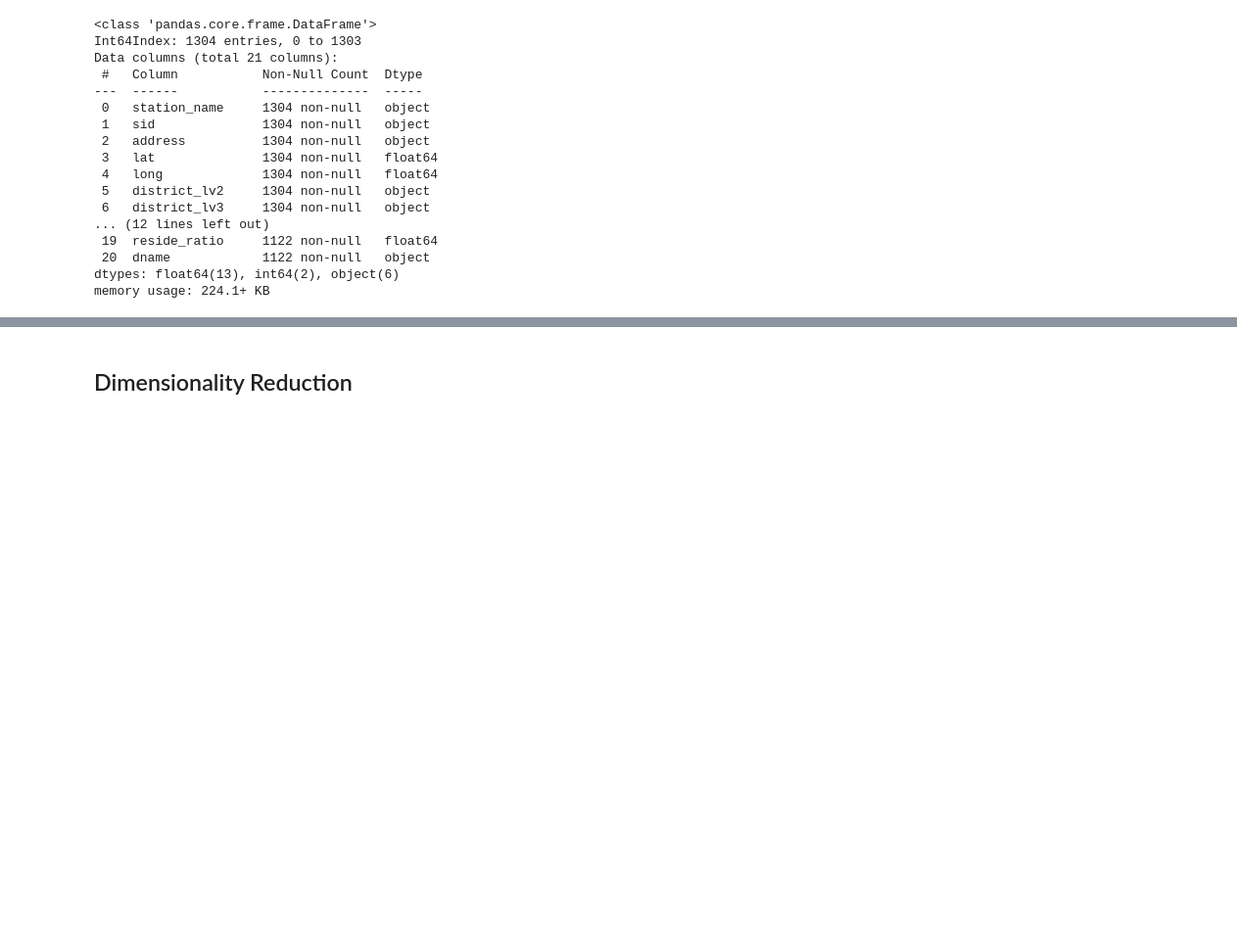
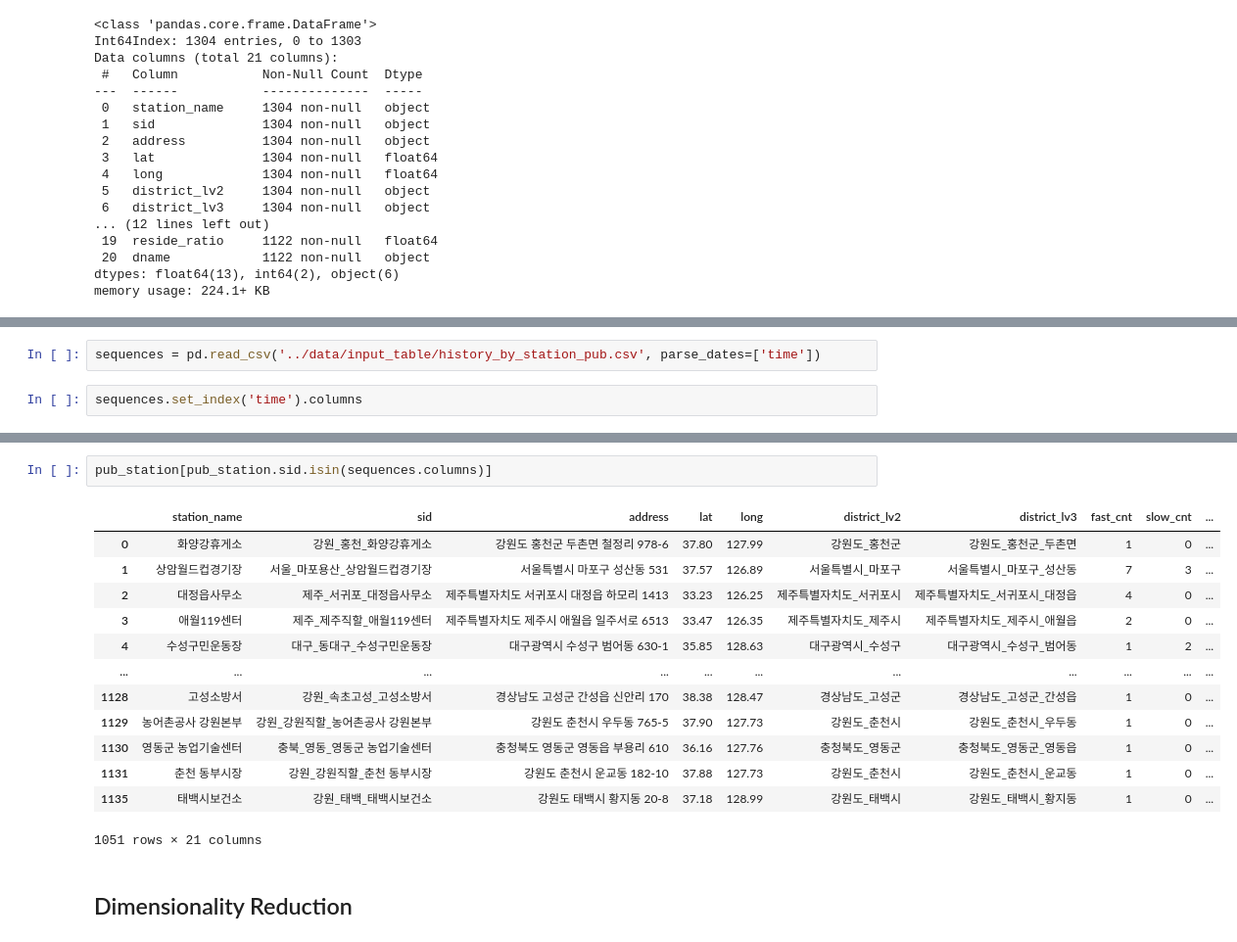
Before and after one commit to easttuna/ev-charger-occupancy-prediction, a Jupyter notebook: notebooks/attribute_addition_save.ipynb, the cells around one changed output, grey strips where cells are left out. Shown: that part at 98% size. Cells and saved outputs as stored; diff of their text form; blank space fills up the shorter version.

```diff
--- a/notebooks/attribute_addition.ipynb
+++ b/notebooks/attribute_addition_save.ipynb
@@ -310,0 +313,4 @@ memory usage: 224.1+ KB
+# %%
+sequences = pd.read_csv('../data/input_table/history_by_station_pub.csv', parse_dates=['time'])
+# %%
+sequences.set_index('time').columns
@@ -311,3 +326,19 @@ memory usage: 224.1+ KB
+# %%
+pub_station[pub_station.sid.isin(sequences.columns)]
+# %% [output]
+|  | station_name | sid | address | lat | long | district_lv2 | district_lv3 | fast_cnt | slow_cnt | ... |
+| 0 | 화양강휴게소 | 강원_홍천_화양강휴게소 | 강원도 홍천군 두촌면 철정리 978-6 | 37.80 | 127.99 | 강원도_홍천군 | 강원도_홍천군_두촌면 | 1 | 0 | ... |
+| 1 | 상암월드컵경기장 | 서울_마포용산_상암월드컵경기장 | 서울특별시 마포구 성산동 531 | 37.57 | 126.89 | 서울특별시_마포구 | 서울특별시_마포구_성산동 | 7 | 3 | ... |
+| 2 | 대정읍사무소 | 제주_서귀포_대정읍사무소 | 제주특별자치도 서귀포시 대정읍 하모리 1413 | 33.23 | 126.25 | 제주특별자치도_서귀포시 | 제주특별자치도_서귀포시_대정읍 | 4 | 0 | ... |
+| 3 | 애월119센터 | 제주_제주직할_애월119센터 | 제주특별자치도 제주시 애월읍 일주서로 6513 | 33.47 | 126.35 | 제주특별자치도_제주시 | 제주특별자치도_제주시_애월읍 | 2 | 0 | ... |
+| 4 | 수성구민운동장 | 대구_동대구_수성구민운동장 | 대구광역시 수성구 범어동 630-1 | 35.85 | 128.63 | 대구광역시_수성구 | 대구광역시_수성구_범어동 | 1 | 2 | ... |
+| ... | ... | ... | ... | ... | ... | ... | ... | ... | ... | ... |
+| 1128 | 고성소방서 | 강원_속초고성_고성소방서 | 경상남도 고성군 간성읍 신안리 170 | 38.38 | 128.47 | 경상남도_고성군 | 경상남도_고성군_간성읍 | 1 | 0 | ... |
+| 1129 | 농어촌공사 강원본부 | 강원_강원직할_농어촌공사 강원본부 | 강원도 춘천시 우두동 765-5 | 37.90 | 127.73 | 강원도_춘천시 | 강원도_춘천시_우두동 | 1 | 0 | ... |
+| 1130 | 영동군 농업기술센터 | 충북_영동_영동군 농업기술센터 | 충청북도 영동군 영동읍 부용리 610 | 36.16 | 127.76 | 충청북도_영동군 | 충청북도_영동군_영동읍 | 1 | 0 | ... |
+| 1131 | 춘천 동부시장 | 강원_강원직할_춘천 동부시장 | 강원도 춘천시 운교동 182-10 | 37.88 | 127.73 | 강원도_춘천시 | 강원도_춘천시_운교동 | 1 | 0 | ... |
+| 1135 | 태백시보건소 | 강원_태백_태백시보건소 | 강원도 태백시 황지동 20-8 | 37.18 | 128.99 | 강원도_태백시 | 강원도_태백시_황지동 | 1 | 0 | ... |
+1051 rows × 21 columns
 # %% [markdown]
 ## Dimensionality Reduction
 # %%
```
Also changed, not shown: parts of 2 cells of this notebook, 5 other files.
